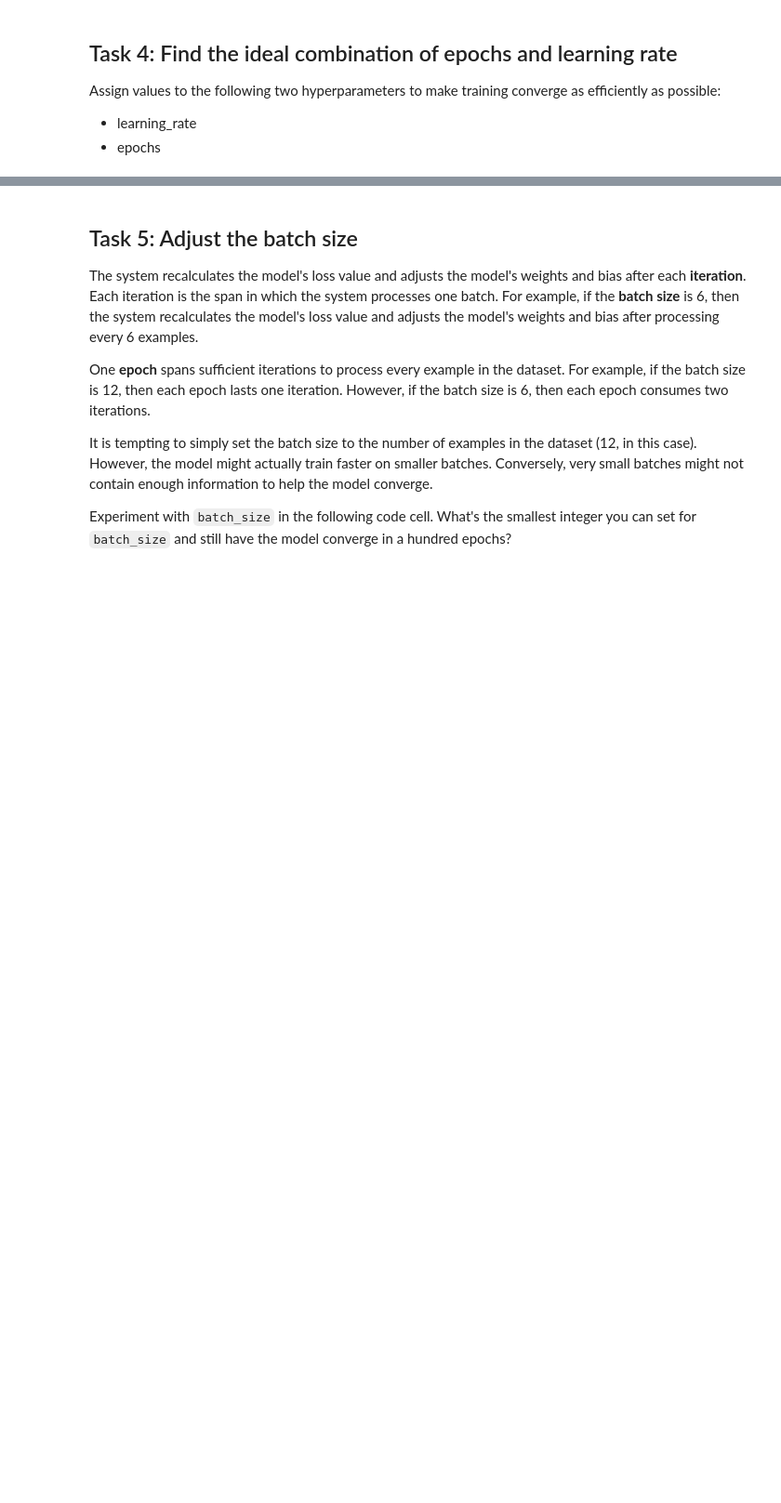
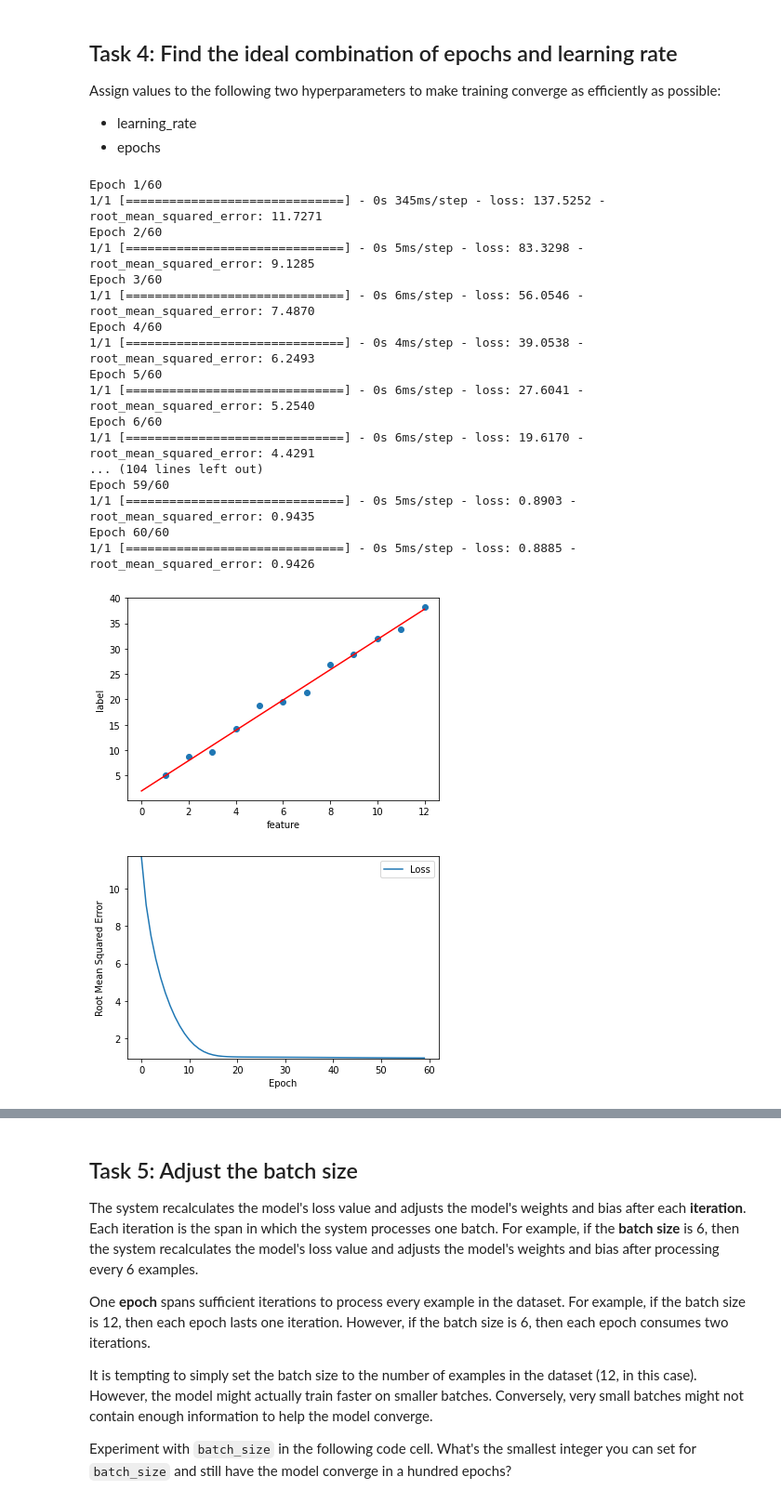
Before and after one commit to tuan-ld/machine-learning-crash-course-google-developer, a Jupyter notebook: first-step-with-tensor-flow/programming_excercise_3_linear_regression_with_synthetic_data.ipynb, the cells around one changed output, grey strips where cells are left out. Shown at 93% size. Saved outputs shown, nothing was run; the diff lists cells and outputs as text; code cells hidden in the pictures; blank space fills up the shorter version.

```diff
--- a/first-step-with-tensor-flow/programming_excercise_3_linear_regression_with_synthetic_data.ipynb
+++ b/first-step-with-tensor-flow/programming_excercise_3_linear_regression_with_synthetic_data.ipynb
@@ -303,15 +346,35 @@ Assign values to the following two hyperparameters to make training converge as
 *  epochs
 # %%
 # Set the learning rate and number of epochs
-learning_rate= ?  # Replace ? with a floating-point number
-epochs= ?   # Replace ? with an integer
+learning_rate= 0.1
+epochs= 60
 
 my_model = build_model(learning_rate)
 trained_weight, trained_bias, epochs, rmse = train_model(my_model, my_feature,
                                                          my_label, epochs,
                                                          my_batch_size)
 plot_the_model(trained_weight, trained_bias, my_feature, my_label)
 plot_the_loss_curve(epochs, rmse)
+# %% [output]
+Epoch 1/60
+1/1 [==============================] - 0s 345ms/step - loss: 137.5252 - root_mean_squared_error: 11.7271
+Epoch 2/60
+1/1 [==============================] - 0s 5ms/step - loss: 83.3298 - root_mean_squared_error: 9.1285
+Epoch 3/60
+1/1 [==============================] - 0s 6ms/step - loss: 56.0546 - root_mean_squared_error: 7.4870
+Epoch 4/60
+1/1 [==============================] - 0s 4ms/step - loss: 39.0538 - root_mean_squared_error: 6.2493
+Epoch 5/60
+1/1 [==============================] - 0s 6ms/step - loss: 27.6041 - root_mean_squared_error: 5.2540
+Epoch 6/60
+1/1 [==============================] - 0s 6ms/step - loss: 19.6170 - root_mean_squared_error: 4.4291
+... (104 lines left out)
+Epoch 59/60
+1/1 [==============================] - 0s 5ms/step - loss: 0.8903 - root_mean_squared_error: 0.9435
+Epoch 60/60
+1/1 [==============================] - 0s 5ms/step - loss: 0.8885 - root_mean_squared_error: 0.9426
+[figure, added]
+[figure, added]
 # %%
 #@title Double-click to view a possible solution
 
```
Also changed, not shown: parts of 9 cells of this notebook.
